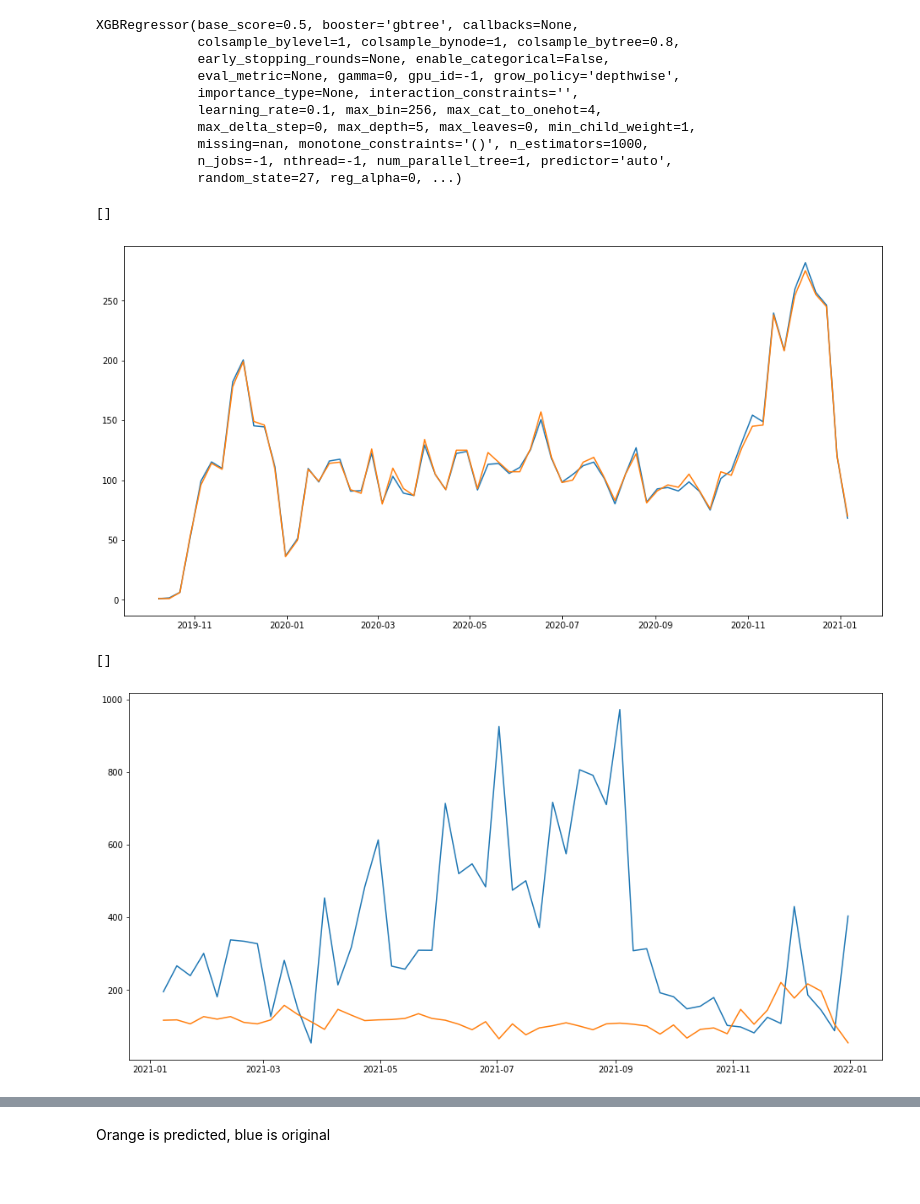
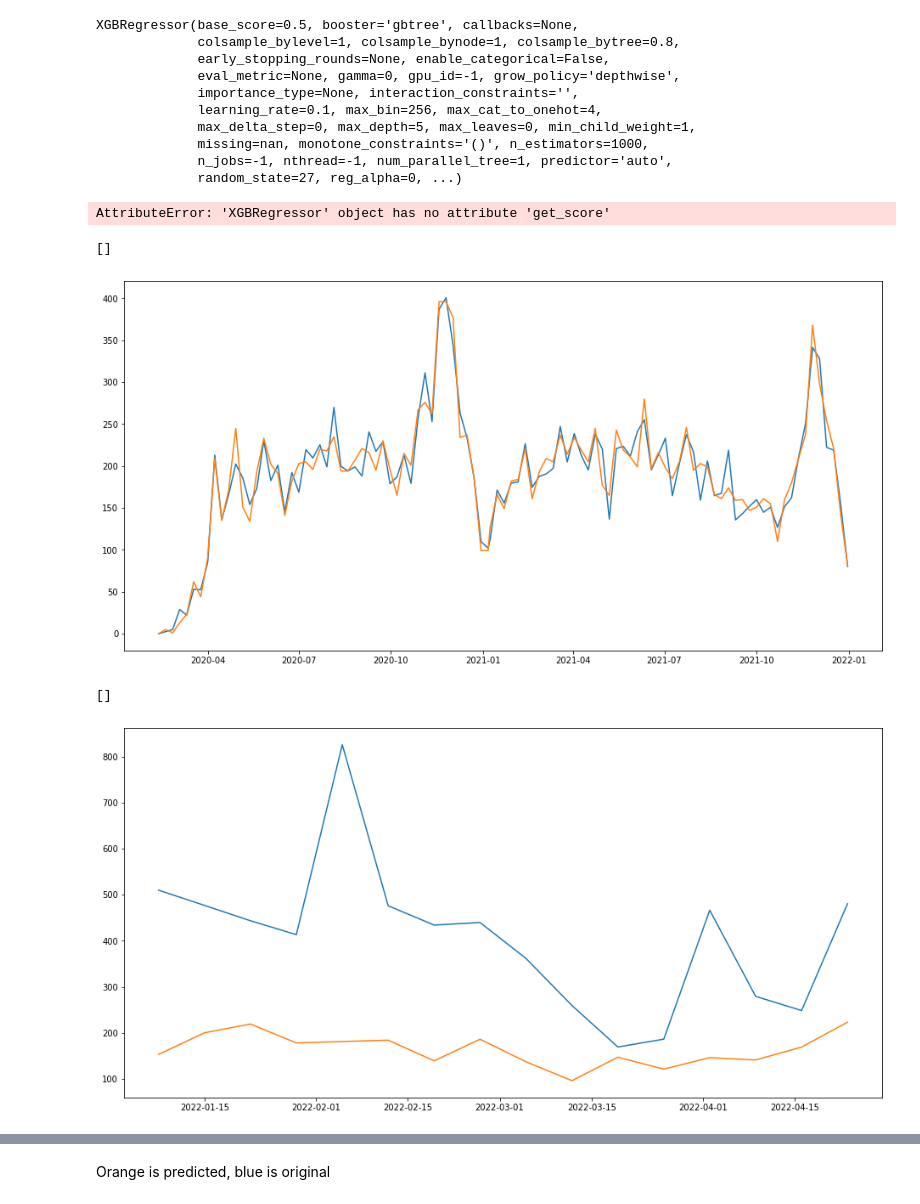
Before and after one commit to xSchon/BP, a Jupyter notebook: Preprocessing.ipynb, the cells around one changed output, grey strips where cells are left out. Drawn from its saved outputs; the diff is of its cells as text; code cells hidden in the pictures; blank space fills up the shorter version.

```diff
--- a/Preprocessing.ipynb
+++ b/Preprocessing.ipynb
@@ -564,8 +586,4 @@ weekly_sales = weekly_sales.apply(pd.to_numeric)
 # %%
-def encode_y(arr : list):
-    """
-    """
-
 def encode_values(df : pd.DataFrame) -> pd.DataFrame:
     """
     Transform columns by transformer suitable for them
@@ -582,29 +600,9 @@ def encode_values(df : pd.DataFrame) -> pd.DataFrame:
 
     # Use min max scaling for remaining columns
     scaler = MinMaxScaler()
-    scaled_columns = [  'item_unit_price_with_vat',
-                                        'product_purchase_price',
-                                        'item_total_discount_with_vat',
-                                        'reviews_count',
-                                        'reviews_average_score_price',
-                                        'reviews_average_score_quality',
-                                        'reviews_average_score_properties',
-                                        'reviews_average_score_overall',
-                                        'reviews_average_score',
-                                        'product_status',
-                                        'days_in_shop',
-                                        'product_id',
-                                        'item_type',
-                                        'category_id',
-                                        'brand_id',
-                                        'segment_id',
-                                        'is_ended',
-                                        'is_new',
-                                        'is_boosted',
-                                        'is_fifo',
-                                        'category_status',
-                                        'ancestor_count',
-                                        'descendant_count']
+    scaled_columns = ['item_unit_price_with_vat', 'product_purchase_price', 'item_total_discount_with_vat', 'reviews_count','reviews_average_score_price', 'reviews_average_score_quality', 'reviews_average_score_properties',
+                      'reviews_average_score_overall', 'reviews_average_score', 'product_status', 'days_in_shop', 'product_id', 'item_type', 'category_id', 'brand_id', 'segment_id', 'is_ended', 'is_new', 'is_boosted', 'is_fifo', 'category_status',
+                      'ancestor_count', 'descendant_count']
 
     scaled = scaler.fit_transform(df[scaled_columns])
     scaled = pd.DataFrame(scaled, columns = scaled_columns)
@@ -614,5 +612,3 @@ def encode_values(df : pd.DataFrame) -> pd.DataFrame:
 
 
     return df
-    return scaled
-    return df
@@ -619,6 +624,6 @@ def encode_values(df : pd.DataFrame) -> pd.DataFrame:
 # %%
-train = weekly_sales[weekly_sales.year < 2021]
-test = weekly_sales[weekly_sales.year == 2021]
+train = weekly_sales[weekly_sales.year < 2022]
+test = weekly_sales[weekly_sales.year == 2022]
 
 
 X_train = train.drop(labels=['quantity_sold'], axis=1)
@@ -627,5 +632,5 @@ y_train = train[['quantity_sold']]
 X_test = test.drop(labels=['quantity_sold'], axis=1)
 y_test = test[['quantity_sold']]
 
-relative_dates = [date(int(train.iloc[i].year), 1, 1) + relativedelta(weeks =+ train.iloc[i].week) for i in range(len(train.index))]
-relative_dates_test = [date(int(test.iloc[i].year), 1, 1) + relativedelta(weeks =+ test.iloc[i].week) for i in range(len(test.index))]
+X_train = encode_values(X_train)
+X_test = encode_values(X_test)
@@ -657,17 +659,21 @@ predicted_test = xgb.predict(X_test)
 
 #predicted[predicted < 0] = 0
 #predicted_test[predicted_test < 0] = 0
+# %%
+xgb.get_score(importance_type='gain')
+# %% [output]
+AttributeError: 'XGBRegressor' object has no attribute 'get_score'
 # %%
-plt.plot(pd.DataFrame({'relative_dates' : relative_dates, 'values' : predicted}).groupby('relative_dates').sum())
-plt.plot(pd.DataFrame({'relative_dates' : relative_dates, 'values' : y_train.quantity_sold}).groupby('relative_dates').sum())
+plt.plot(pd.DataFrame({'relative_dates' : relative_dates, 'values' : predicted}).groupby('relative_dates').sum().dropna())
+plt.plot(pd.DataFrame({'relative_dates' : relative_dates, 'values' : y_train.quantity_sold}).groupby('relative_dates').sum().dropna())
 plt.plot()
 # %% [output]
 []
-[figure, old version]
+[figure, new version]
 # %%
-plt.plot(pd.DataFrame({'relative_dates' : relative_dates_test, 'values' : predicted_test}).groupby('relative_dates').sum())
-plt.plot(pd.DataFrame({'relative_dates' : relative_dates_test, 'values' : y_test.quantity_sold}).groupby('relative_dates').sum())
+plt.plot(pd.DataFrame({'relative_dates' : relative_dates_test, 'values' : predicted_test}).groupby('relative_dates').sum().dropna())
+plt.plot(pd.DataFrame({'relative_dates' : relative_dates_test, 'values' : y_test.quantity_sold}).groupby('relative_dates').sum().dropna())
 plt.plot()
 # %% [output]
 []
-[figure, old version]
+[figure, new version]
```
Also changed, not shown: parts of 33 cells of this notebook.
